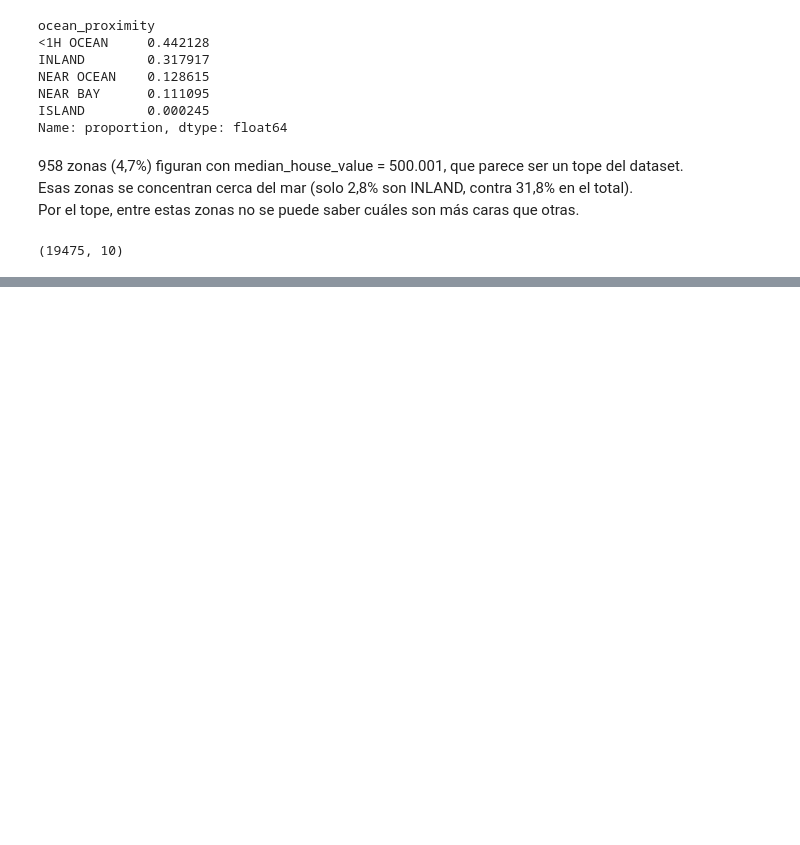
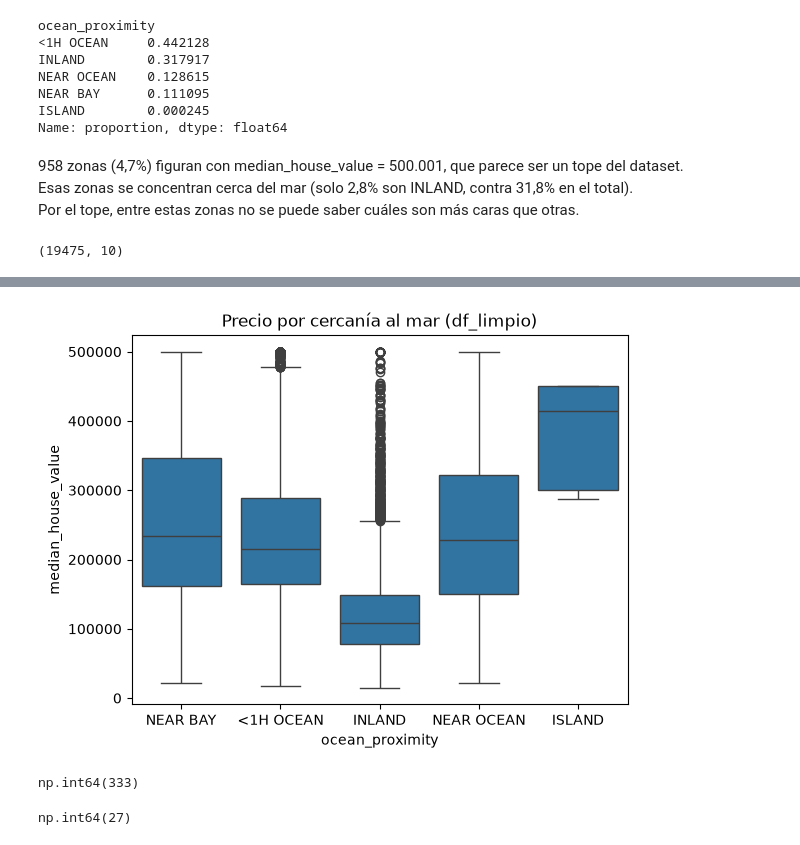
Before and after one commit to CarlosScura/reto-para-magos-de-datos, a Jupyter notebook: 01_california.ipynb, the cells around one changed output, grey strips where cells are left out. Drawn from its saved outputs; the diff is of its cells as text; code cells hidden in the pictures; blank space fills up the shorter version.

```diff
--- a/01_california.ipynb
+++ b/01_california.ipynb
@@ -219,0 +285,15 @@ df_sin_tope.shape
+# %%
+sns.boxplot(data=df_limpio, x='ocean_proximity', y='median_house_value')
+plt.title('Precio por cercanía al mar (df_limpio)')
+plt.show()
+# %% [output]
+[figure, added]
+# %%
+inland = df_limpio[df_limpio['ocean_proximity'] == 'INLAND']
+(inland['median_house_value'] > 255000).sum()
+# %% [output]
+np.int64(333)
+# %%
+(inland['median_house_value'] == 500001).sum()
+# %% [output]
+np.int64(27)
```
Also changed, not shown: parts of 9 cells of this notebook.
